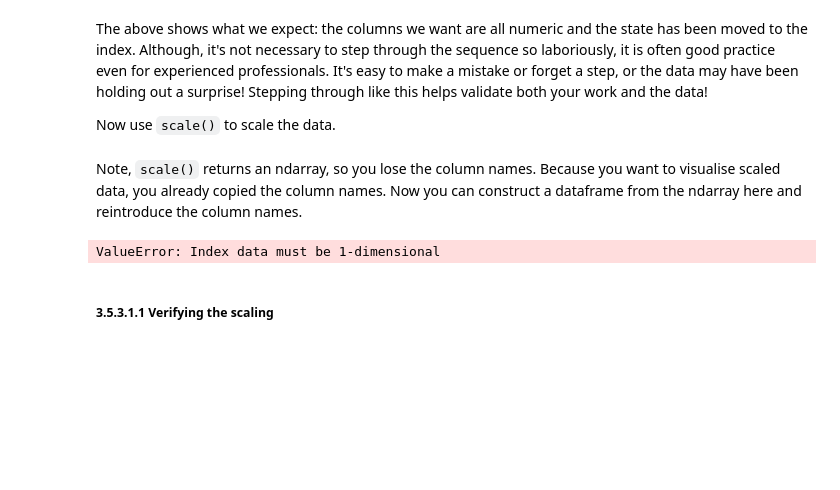
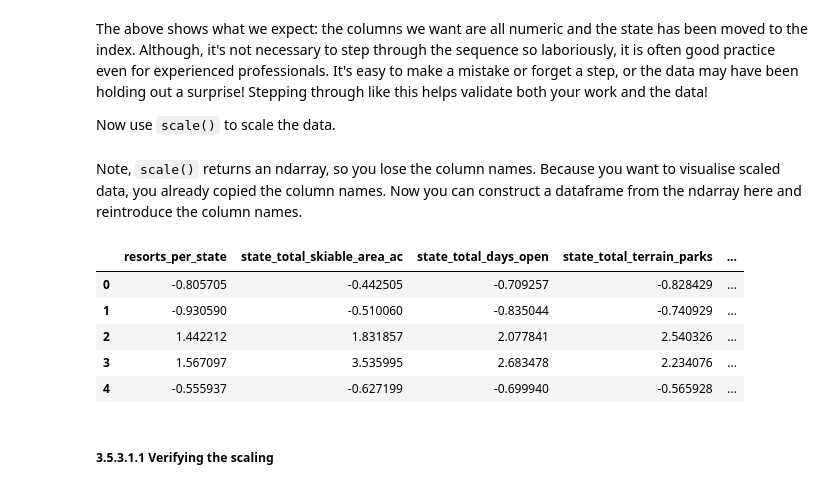
Before and after one commit to lauramg246/DataScienceGuidedCapstone, a Jupyter notebook: Notebooks/03_exploratory_data_analysis.ipynb, the cells around one changed output. Drawn from its saved outputs; the diff is of its cells as text; code cells hidden in the pictures; blank space fills up the shorter version.

Commit message:
Trying to find error

```diff
--- a/Notebooks/03_exploratory_data_analysis.ipynb
+++ b/Notebooks/03_exploratory_data_analysis.ipynb
@@ -323,11 +325,16 @@ Note, `scale()` returns an ndarray, so you lose the column names. Because you wa
 # %%
 #Code task 2#
 #Create a new dataframe from `state_summary_scale` using the column names we saved in `state_summary_columns`
-state_summary_scaled_df = pd.DataFrame(___, columns=___)
-#I made a change?
+state_summary_scaled_df = pd.DataFrame(state_summary_scale, columns=state_summary_columns)
+
 state_summary_scaled_df.head()
 # %% [output]
-ValueError: Index data must be 1-dimensional
+|  | resorts_per_state | state_total_skiable_area_ac | state_total_days_open | state_total_terrain_parks | ... |
+| 0 | -0.805705 | -0.442505 | -0.709257 | -0.828429 | ... |
+| 1 | -0.930590 | -0.510060 | -0.835044 | -0.740929 | ... |
+| 2 | 1.442212 | 1.831857 | 2.077841 | 2.540326 | ... |
+| 3 | 1.567097 | 3.535995 | 2.683478 | 2.234076 | ... |
+| 4 | -0.555937 | -0.627199 | -0.699940 | -0.565928 | ... |
 # %% [markdown]
 ##### 3.5.3.1.1 Verifying the scaling<a id='3.5.3.1.1_Verifying_the_scaling'></a>
 # %% [markdown]
```
Also changed, not shown: parts of 21 cells of this notebook.
